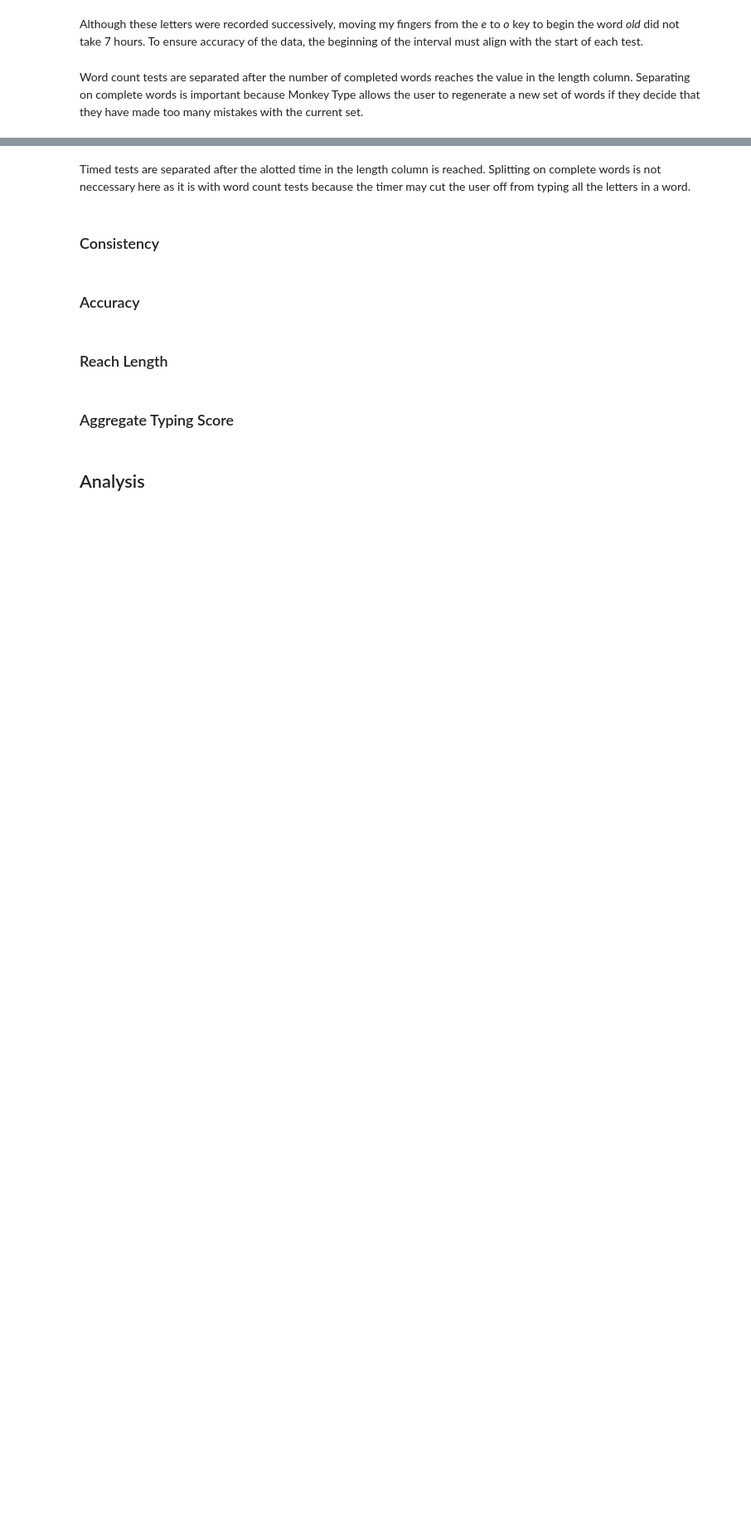
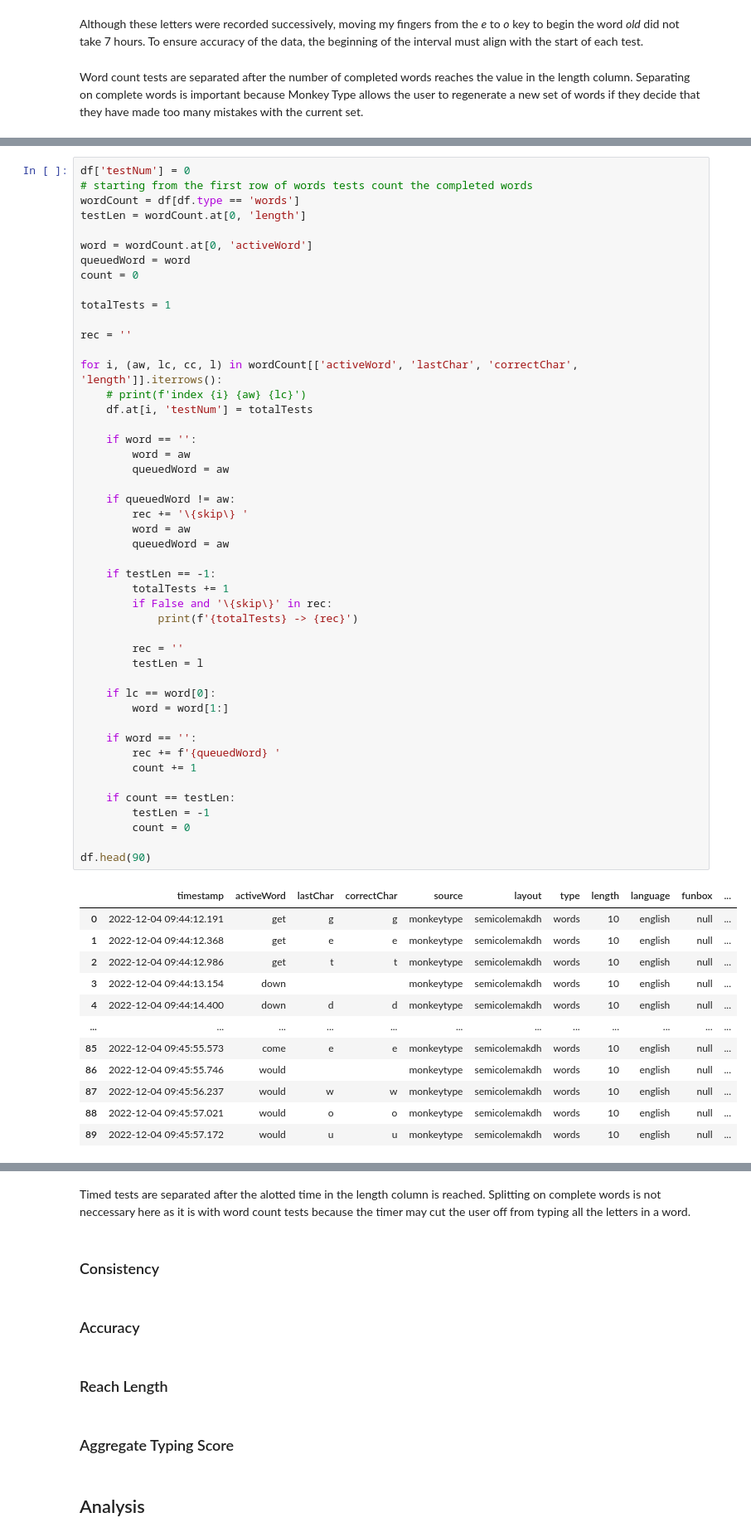
Before and after one commit to rmchorgh/MonkeyTypeMachineLearn, a Jupyter notebook: main.ipynb, the cells around one changed output, grey strips where cells are left out. Shown: that part at 83% size. Drawn from its saved outputs; the diff is of its cells as text; blank space fills up the shorter version.

Commit message:
added testNums

```diff
--- a/main.ipynb
+++ b/main.ipynb
@@ -244,0 +245,60 @@ df[df.type == 'words']
+# %%
+df['testNum'] = 0
+# starting from the first row of words tests count the completed words
+wordCount = df[df.type == 'words']
+testLen = wordCount.at[0, 'length']
+
+word = wordCount.at[0, 'activeWord']
+queuedWord = word
+count = 0
+
+totalTests = 1
+
+rec = ''
+
+for i, (aw, lc, cc, l) in wordCount[['activeWord', 'lastChar', 'correctChar', 'length']].iterrows():
+	# print(f'index {i} {aw} {lc}')
+	df.at[i, 'testNum'] = totalTests
+
+	if word == '':
+		word = aw
+		queuedWord = aw
+
+	if queuedWord != aw:
+		rec += '\{skip\} '
+		word = aw
+		queuedWord = aw
+
+	if testLen == -1:
+		totalTests += 1
+		if False and '\{skip\}' in rec:
+			print(f'{totalTests} -> {rec}')
+
+		rec = ''
+		testLen = l
+
+	if lc == word[0]:
+		word = word[1:]
+
+	if word == '':
+		rec += f'{queuedWord} '
+		count += 1
+
+	if count == testLen:
+		testLen = -1
+		count = 0
+
+df.head(90)
+# %% [output]
+|  | timestamp | activeWord | lastChar | correctChar | source | layout | type | length | language | funbox | ... |
+| 0 | 2022-12-04 09:44:12.191 | get | g | g | monkeytype | semicolemakdh | words | 10 | english | null | ... |
+| 1 | 2022-12-04 09:44:12.368 | get | e | e | monkeytype | semicolemakdh | words | 10 | english | null | ... |
+| 2 | 2022-12-04 09:44:12.986 | get | t | t | monkeytype | semicolemakdh | words | 10 | english | null | ... |
+| 3 | 2022-12-04 09:44:13.154 | down |  |  | monkeytype | semicolemakdh | words | 10 | english | null | ... |
+| 4 | 2022-12-04 09:44:14.400 | down | d | d | monkeytype | semicolemakdh | words | 10 | english | null | ... |
+| ... | ... | ... | ... | ... | ... | ... | ... | ... | ... | ... | ... |
+| 85 | 2022-12-04 09:45:55.573 | come | e | e | monkeytype | semicolemakdh | words | 10 | english | null | ... |
+| 86 | 2022-12-04 09:45:55.746 | would |  |  | monkeytype | semicolemakdh | words | 10 | english | null | ... |
+| 87 | 2022-12-04 09:45:56.237 | would | w | w | monkeytype | semicolemakdh | words | 10 | english | null | ... |
+| 88 | 2022-12-04 09:45:57.021 | would | o | o | monkeytype | semicolemakdh | words | 10 | english | null | ... |
+| 89 | 2022-12-04 09:45:57.172 | would | u | u | monkeytype | semicolemakdh | words | 10 | english | null | ... |
```
Also changed, not shown: parts of 7 cells of this notebook, 1 other file.
